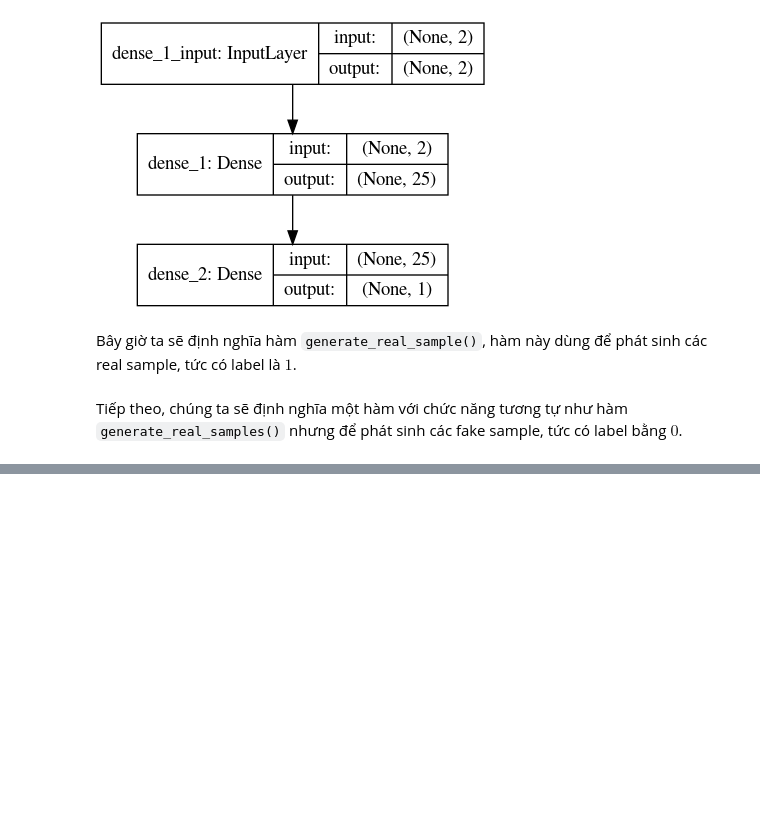
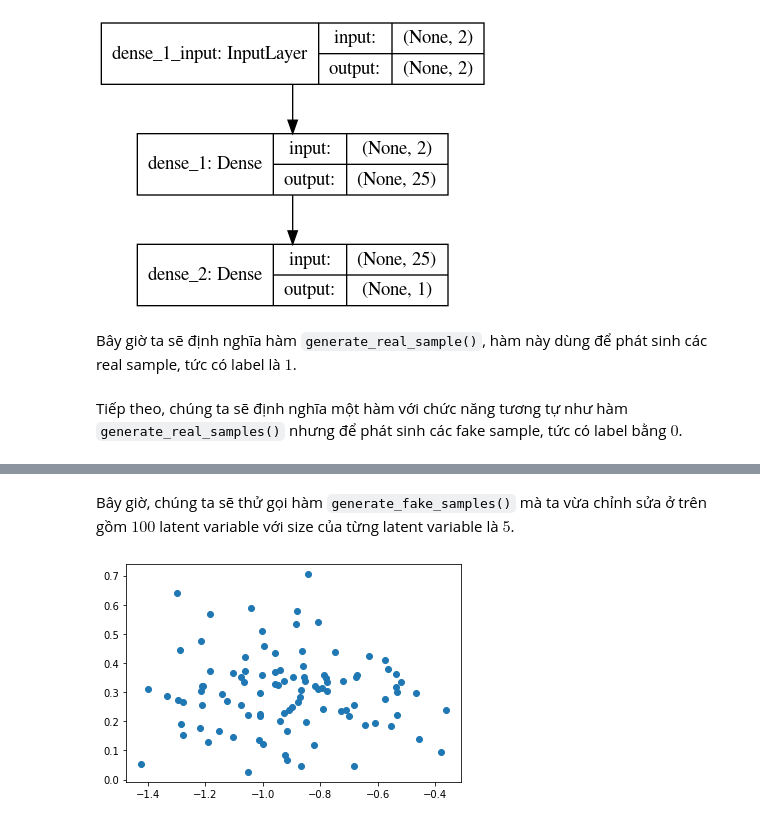
Before and after one commit to cuongpiger/cloud, a Jupyter notebook: Chapter 06. How to Develop a 1D GAN from Scratch/00.1D-GANs.ipynb, the cells around one changed output, grey strips where cells are left out. Saved outputs shown, nothing was run; the diff lists cells and outputs as text; code cells hidden in the pictures; blank space fills up the shorter version.

```diff
--- a/Chapter 06. How to Develop a 1D GAN from Scratch/00.1D-GANs.ipynb
+++ b/Chapter 06. How to Develop a 1D GAN from Scratch/00.1D-GANs.ipynb
@@ -192,0 +251,6 @@ train_discriminator(model)
+# %%
+def generate_latent_points(latent_dim: int, n: int):
+    x_input = np.random.rand(latent_dim * n)
+    x_input = x_input.reshape(n, latent_dim)
+
+    return x_input
@@ -192,0 +264,18 @@ train_discriminator(model)
+# %%
+def generate_fake_samples(generator, latent_dim: int, n: int):
+    x_input = generate_latent_points(latent_dim, n)
+    X = generator.predict(x_input)
+
+    '''Visualization'''
+    plt.scatter(X[:, 0], X[:, 1])
+    plt.show()
+# %% [markdown]
+Bây giờ, chúng ta sẽ thử gọi hàm `generate_fake_samples()` mà ta vừa
+chỉnh sửa ở trên gồm $100$ latent variable với size của từng latent variable là $5$.
+# %%
+latent_dim = 5
+model = define_generator(latent_dim)
+
+generate_fake_samples(model, latent_dim, 100)
+# %% [output]
+[figure, added]
```
Also changed, not shown: parts of 24 cells of this notebook, 7 other files.
